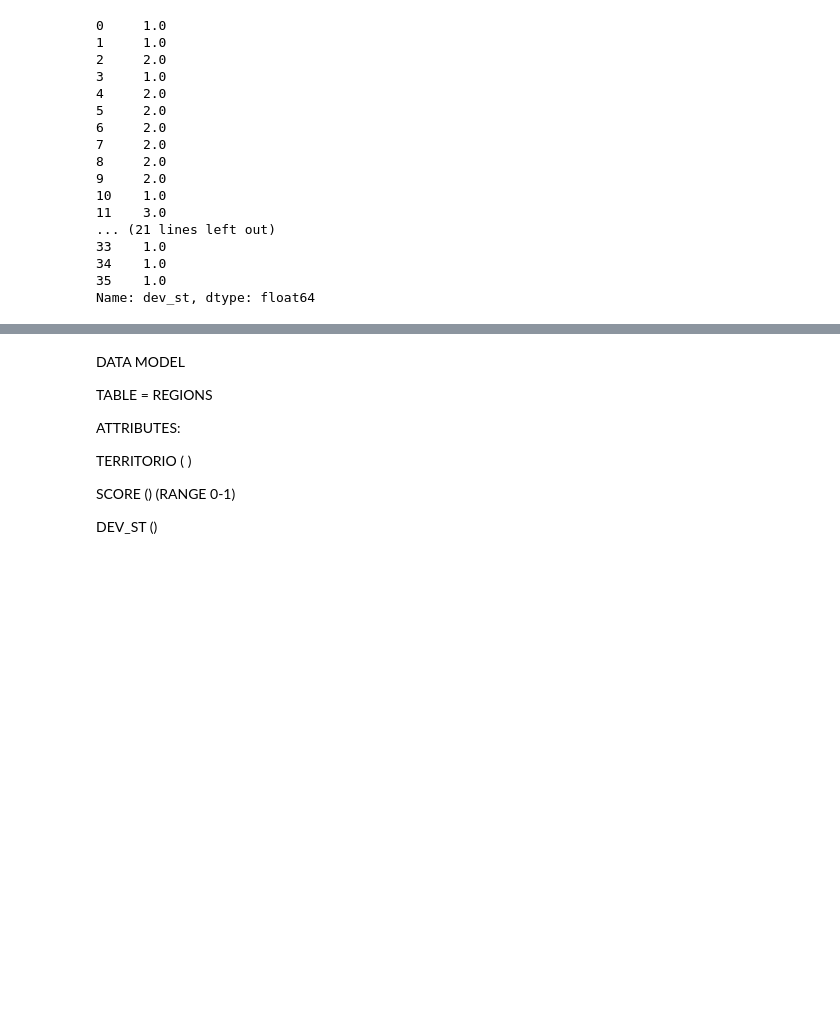
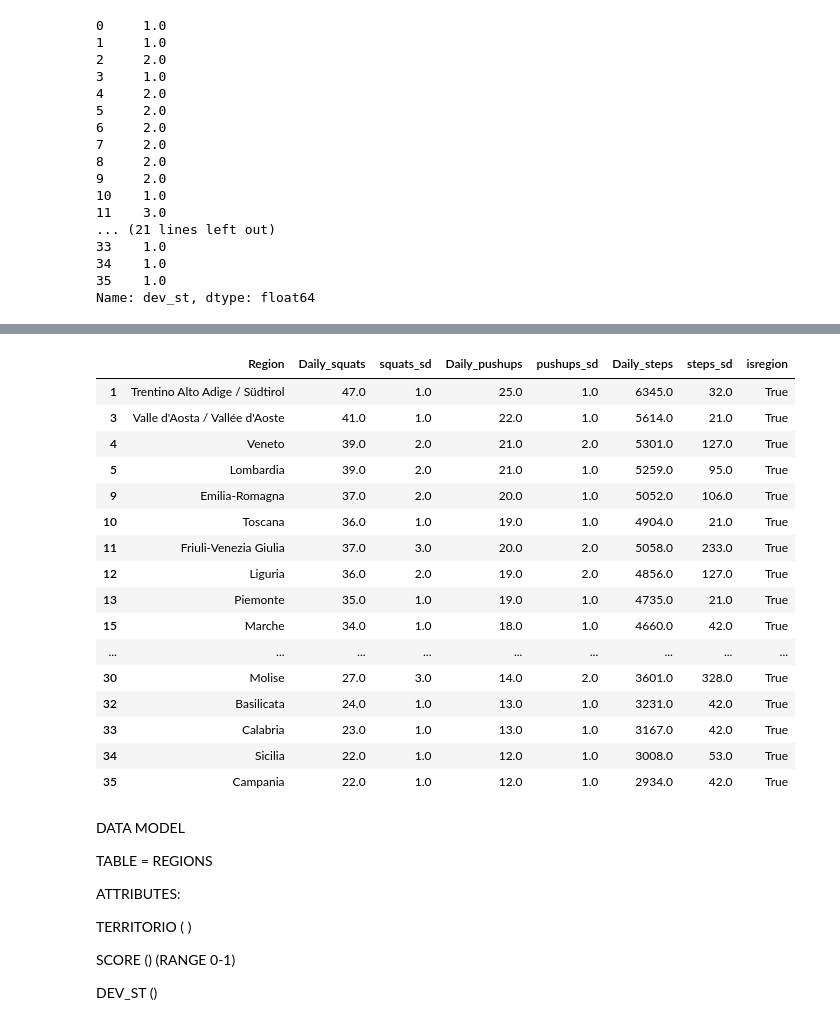
Before and after one commit to jclock98/BDT-project, a Jupyter notebook: Data_simulation_from_ISTAT.ipynb, the cells around one changed output, grey strips where cells are left out. Cells and saved outputs as stored; diff of their text form; code cells hidden in the pictures; blank space fills up the shorter version.

```diff
--- a/Data_simulation_from_ISTAT.ipynb
+++ b/Data_simulation_from_ISTAT.ipynb
@@ -440,3 +423,8 @@ dailysquats_df
 | 33 | Calabria | 23.0 | 1.0 |
 | 34 | Sicilia | 22.0 | 1.0 |
 | 35 | Campania | 22.0 | 1.0 |
+# %%
+#AGGREGATING ALL THE PHYSICAL ACTIVITY DATA INTO ONE SINGLE TABLE
+activitydf = pd.concat([dailysquats_df,dailypushups_df,dailysteps_df],axis=1)
+activitydf = activitydf.loc[:,~activitydf.columns.duplicated()].copy()
+activitydf
@@ -443,3 +449,44 @@ dailysquats_df
+# %%
+#CREATING A LOCIAL LIST "RETREG" WHICH TAKES TRUE IF A ROW IS A REGION AND FALSE OTHERWISE
+retreg = []
+for x in activitydf.Region:
+    textlow = x.lower()
+    stopwords_list = ['trento','bolzano','0','area','mezzogiorno','nord','sud','mezzogiorno','isole','centro','italia']
+    conditionmet = True
+    for el in stopwords_list:
+        if el in textlow:
+            conditionmet = False
+    if conditionmet:
+        retreg.append(True)
+    else:
+        retreg.append(False)
+# %%
+#Adding RETREG to the created dataset
+activitydf['isregion'] = retreg
+# %%
+#Delete non-region data
+activitydf = activitydf[activitydf['isregion']==True].copy()
+# %%
+#Regional data
+activitydf
+# %% [output]
+|  | Region | Daily_squats | squats_sd | Daily_pushups | pushups_sd | Daily_steps | steps_sd | isregion |
+| 1 | Trentino Alto Adige / Südtirol | 47.0 | 1.0 | 25.0 | 1.0 | 6345.0 | 32.0 | True |
+| 3 | Valle d'Aosta / Vallée d'Aoste | 41.0 | 1.0 | 22.0 | 1.0 | 5614.0 | 21.0 | True |
+| 4 | Veneto | 39.0 | 2.0 | 21.0 | 2.0 | 5301.0 | 127.0 | True |
+| 5 | Lombardia | 39.0 | 2.0 | 21.0 | 1.0 | 5259.0 | 95.0 | True |
+| 9 | Emilia-Romagna | 37.0 | 2.0 | 20.0 | 1.0 | 5052.0 | 106.0 | True |
+| 10 | Toscana | 36.0 | 1.0 | 19.0 | 1.0 | 4904.0 | 21.0 | True |
+| 11 | Friuli-Venezia Giulia | 37.0 | 3.0 | 20.0 | 2.0 | 5058.0 | 233.0 | True |
+| 12 | Liguria | 36.0 | 2.0 | 19.0 | 2.0 | 4856.0 | 127.0 | True |
+| 13 | Piemonte | 35.0 | 1.0 | 19.0 | 1.0 | 4735.0 | 21.0 | True |
+| 15 | Marche | 34.0 | 1.0 | 18.0 | 1.0 | 4660.0 | 42.0 | True |
+| ... | ... | ... | ... | ... | ... | ... | ... | ... |
+| 30 | Molise | 27.0 | 3.0 | 14.0 | 2.0 | 3601.0 | 328.0 | True |
+| 32 | Basilicata | 24.0 | 1.0 | 13.0 | 1.0 | 3231.0 | 42.0 | True |
+| 33 | Calabria | 23.0 | 1.0 | 13.0 | 1.0 | 3167.0 | 42.0 | True |
+| 34 | Sicilia | 22.0 | 1.0 | 12.0 | 1.0 | 3008.0 | 53.0 | True |
+| 35 | Campania | 22.0 | 1.0 | 12.0 | 1.0 | 2934.0 | 42.0 | True |
 # %% [markdown]
 DATA MODEL
 
```
Also changed, not shown: parts of 9 cells of this notebook.
